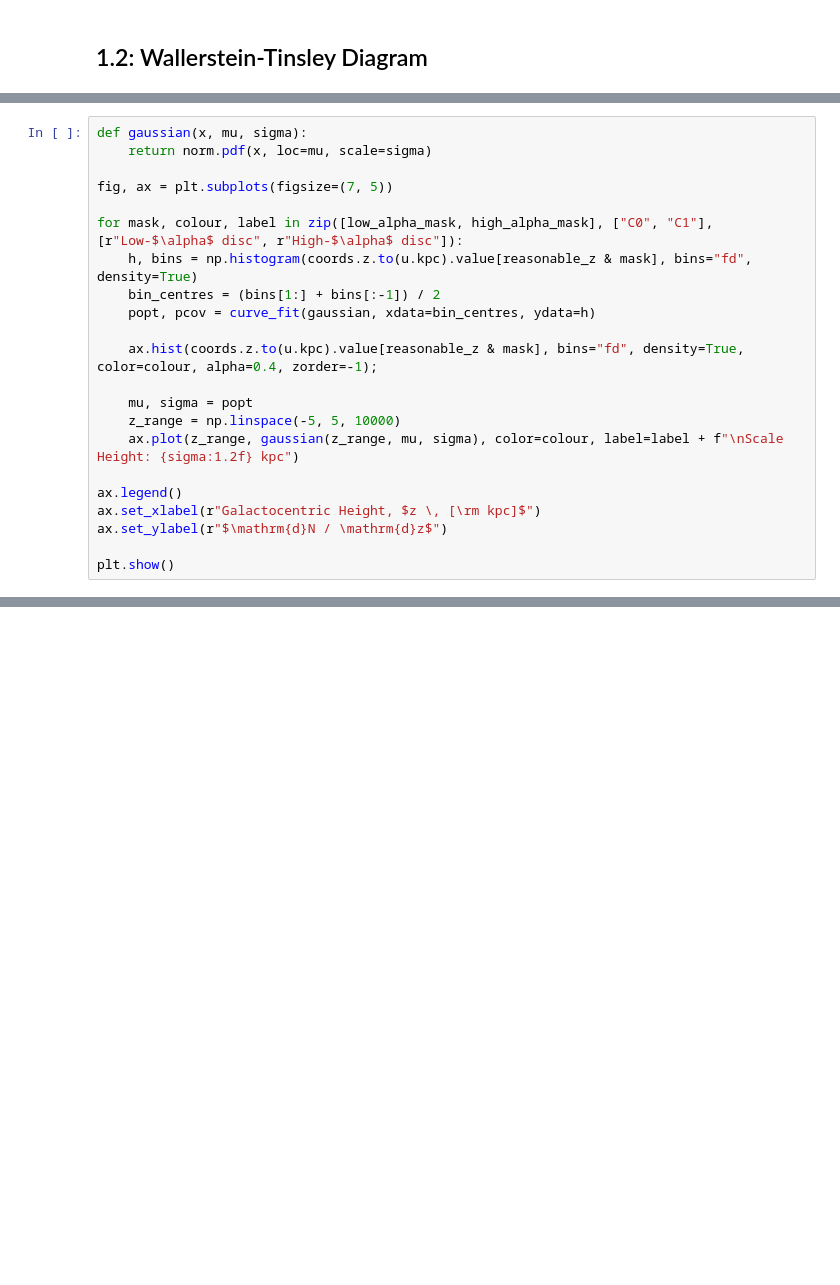
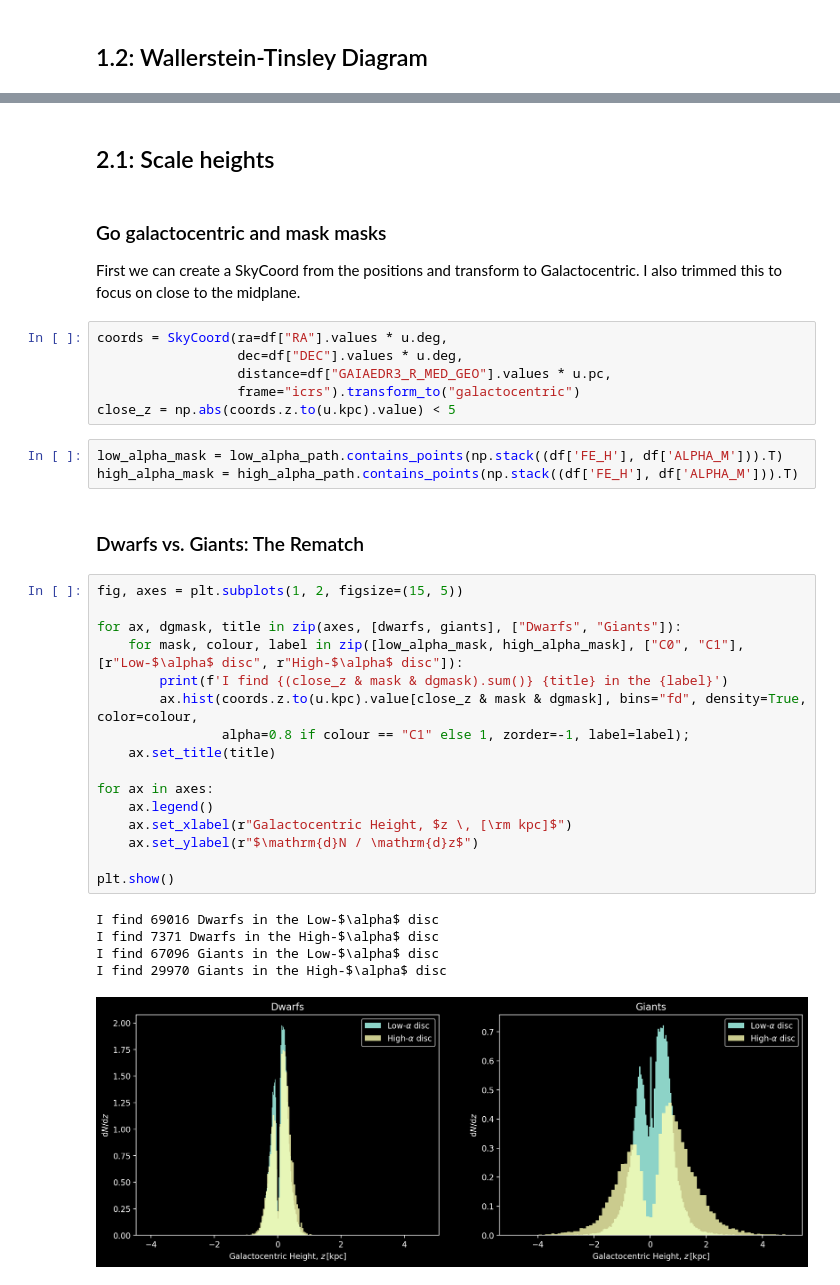
Before and after one commit to TomWagg/thermo_winter21, a Jupyter notebook: 511_galaxies/hw3/chemical_cartography.ipynb, the cells around one changed output, grey strips where cells are left out. Saved outputs shown, nothing was run; the diff lists cells and outputs as text; blank space fills up the shorter version.

```diff
--- a/511_galaxies/hw3/chemical_cartography.ipynb
+++ b/511_galaxies/hw3/chemical_cartography.ipynb
@@ -172,22 +55,0 @@ It seems like the dwarfs trace the thin disc well whilst the giants trace the th
-# %%
-def gaussian(x, mu, sigma):
-    return norm.pdf(x, loc=mu, scale=sigma)
-
-fig, ax = plt.subplots(figsize=(7, 5))
-
-for mask, colour, label in zip([low_alpha_mask, high_alpha_mask], ["C0", "C1"], [r"Low-$\alpha$ disc", r"High-$\alpha$ disc"]):
-    h, bins = np.histogram(coords.z.to(u.kpc).value[reasonable_z & mask], bins="fd", density=True)
-    bin_centres = (bins[1:] + bins[:-1]) / 2
-    popt, pcov = curve_fit(gaussian, xdata=bin_centres, ydata=h)
-
-    ax.hist(coords.z.to(u.kpc).value[reasonable_z & mask], bins="fd", density=True, color=colour, alpha=0.4, zorder=-1);
-
-    mu, sigma = popt
-    z_range = np.linspace(-5, 5, 10000)
-    ax.plot(z_range, gaussian(z_range, mu, sigma), color=colour, label=label + f"\nScale Height: {sigma:1.2f} kpc")
-
-ax.legend()
-ax.set_xlabel(r"Galactocentric Height, $z \, [\rm kpc]$")
-ax.set_ylabel(r"$\mathrm{d}N / \mathrm{d}z$")
-
-plt.show()
@@ -253,0 +151,39 @@ Inversely, $[\alpha, {\rm M}]$, increases as you in height $z$, there doesn't se
+# %% [markdown]
+## 2.1: Scale heights
+# %% [markdown]
+### Go galactocentric and mask masks
+
+First we can create a SkyCoord from the positions and transform to Galactocentric. I also trimmed this to focus on close to the midplane.
+# %%
+coords = SkyCoord(ra=df["RA"].values * u.deg,
+                  dec=df["DEC"].values * u.deg,
+                  distance=df["GAIAEDR3_R_MED_GEO"].values * u.pc,
+                  frame="icrs").transform_to("galactocentric")
+close_z = np.abs(coords.z.to(u.kpc).value) < 5
+# %%
+low_alpha_mask = low_alpha_path.contains_points(np.stack((df['FE_H'], df['ALPHA_M'])).T)
+high_alpha_mask = high_alpha_path.contains_points(np.stack((df['FE_H'], df['ALPHA_M'])).T)
+# %% [markdown]
+### Dwarfs vs. Giants: The Rematch
+# %%
+fig, axes = plt.subplots(1, 2, figsize=(15, 5))
+
+for ax, dgmask, title in zip(axes, [dwarfs, giants], ["Dwarfs", "Giants"]):
+    for mask, colour, label in zip([low_alpha_mask, high_alpha_mask], ["C0", "C1"], [r"Low-$\alpha$ disc", r"High-$\alpha$ disc"]):
+        print(f'I find {(close_z & mask & dgmask).sum()} {title} in the {label}')
+        ax.hist(coords.z.to(u.kpc).value[close_z & mask & dgmask], bins="fd", density=True, color=colour,
+                alpha=0.8 if colour == "C1" else 1, zorder=-1, label=label);
+    ax.set_title(title)
+
+for ax in axes:
+    ax.legend()
+    ax.set_xlabel(r"Galactocentric Height, $z \, [\rm kpc]$")
+    ax.set_ylabel(r"$\mathrm{d}N / \mathrm{d}z$")
+
+plt.show()
+# %% [output]
+I find 69016 Dwarfs in the Low-$\alpha$ disc
+I find 7371 Dwarfs in the High-$\alpha$ disc
+I find 67096 Giants in the Low-$\alpha$ disc
+I find 29970 Giants in the High-$\alpha$ disc
+[figure, added]
```
Also changed, not shown: parts of 66 cells of this notebook, 2 other files.
